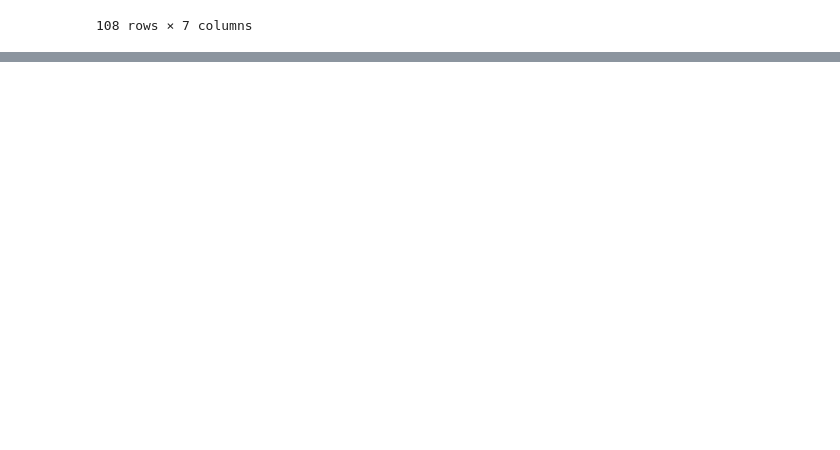
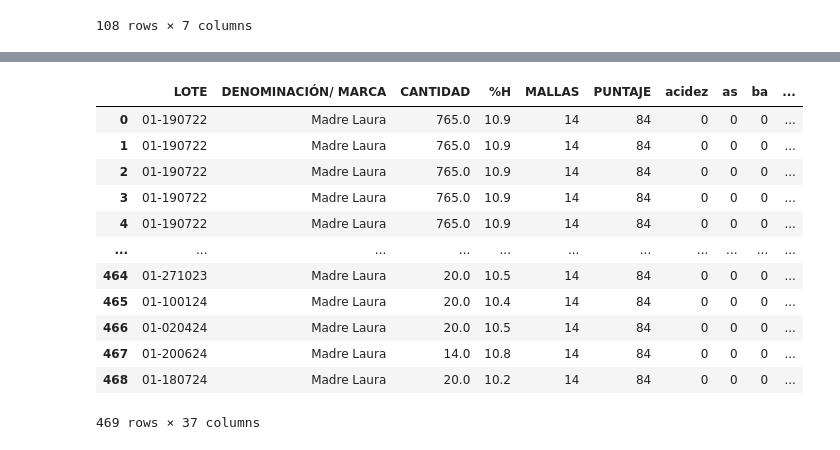
Before and after one commit to Totoratsu/machine-learning-course, a Jupyter notebook: cafe.ipynb, the cells around one changed output, grey strips where cells are left out. Drawn from its saved outputs; the diff is of its cells as text; code cells hidden in the pictures; blank space fills up the shorter version.

```diff
--- a/cafe.ipynb
+++ b/cafe.ipynb
@@ -53,0 +146,64 @@ array([14, 16, 15], dtype=object)
+# %%
+df =  pd.merge(df_calidad, df_tostion, left_on='LOTE', right_on='Lote', how='inner')
+
+tostion_typos = {
+    'Beneficio': {
+        'lavado': 'Lavado',
+        'Lavado ': 'Lavado',
+        'lavado ': 'Lavado',
+    },
+    'Perfil': {
+        'Expressso': 'Espresso',
+        'Expresso': 'Espresso',
+        'Espresso': 'Espresso',
+        'Espressso' : 'Espresso',
+        'Espresso ': 'Espresso',
+        'Filtrados': 'Filtrado',
+        'Filtrado ': 'Filtrado',
+        'Filtrados ' : 'Filtrado',
+    },
+    'Origen': {
+        'Herrra ': 'Herrera',
+        'Herrerra': 'Herrera',
+        'Herrera ': 'Herrera',
+        'Jerico ': 'Jerico',
+        'Jericó ': 'Jerico'
+    },
+    'Proceso': {
+        'Tradicional': 'Tradicional',
+        'Tradicional ': 'Tradicional',
+        'tradicional ' : 'Tradicional'
+    },
+    'Variedad': { 'Caturra ': 'Caturra' }
+}
+for columna, cambios in tostion_typos.items():
+    df[columna] = df[columna].replace(cambios)
+
+df[['Temp_inicio', 'Temp_final']] = df['Temp. De inicio y final'].str.extract(r'(\d+)[°º]*/(\d+)[°º]*').astype(float)
+df['Tiempo de tueste'] = pd.to_datetime(
+    df['Tiempo de tueste'],
+    format='%H:%M:%S',    # ajusta si tu formato es distinto
+    errors='coerce'       # convierte a NaT las cadenas mal formateadas
+)
+
+# Extraemos las horas, minutos y segundos
+df['Tiempo de tueste'] = (
+    df['Tiempo de tueste'].dt.hour * 60 +
+    df['Tiempo de tueste'].dt.minute +
+    df['Tiempo de tueste'].dt.second / 60
+)
+df
+# %% [output]
+|  | LOTE | DENOMINACIÓN/ MARCA | CANTIDAD | %H | MALLAS | PUNTAJE | acidez | as | ba | ... |
+| 0 | 01-190722 | Madre Laura | 765.0 | 10.9 | 14 | 84 | 0 | 0 | 0 | ... |
+| 1 | 01-190722 | Madre Laura | 765.0 | 10.9 | 14 | 84 | 0 | 0 | 0 | ... |
+| 2 | 01-190722 | Madre Laura | 765.0 | 10.9 | 14 | 84 | 0 | 0 | 0 | ... |
+| 3 | 01-190722 | Madre Laura | 765.0 | 10.9 | 14 | 84 | 0 | 0 | 0 | ... |
+| 4 | 01-190722 | Madre Laura | 765.0 | 10.9 | 14 | 84 | 0 | 0 | 0 | ... |
+| ... | ... | ... | ... | ... | ... | ... | ... | ... | ... | ... |
+| 464 | 01-271023 | Madre Laura | 20.0 | 10.5 | 14 | 84 | 0 | 0 | 0 | ... |
+| 465 | 01-100124 | Madre Laura | 20.0 | 10.4 | 14 | 84 | 0 | 0 | 0 | ... |
+| 466 | 01-020424 | Madre Laura | 20.0 | 10.5 | 14 | 84 | 0 | 0 | 0 | ... |
+| 467 | 01-200624 | Madre Laura | 14.0 | 10.8 | 14 | 84 | 0 | 0 | 0 | ... |
+| 468 | 01-180724 | Madre Laura | 20.0 | 10.2 | 14 | 84 | 0 | 0 | 0 | ... |
+469 rows × 37 columns
```
Also changed, not shown: parts of 3 cells of this notebook.
